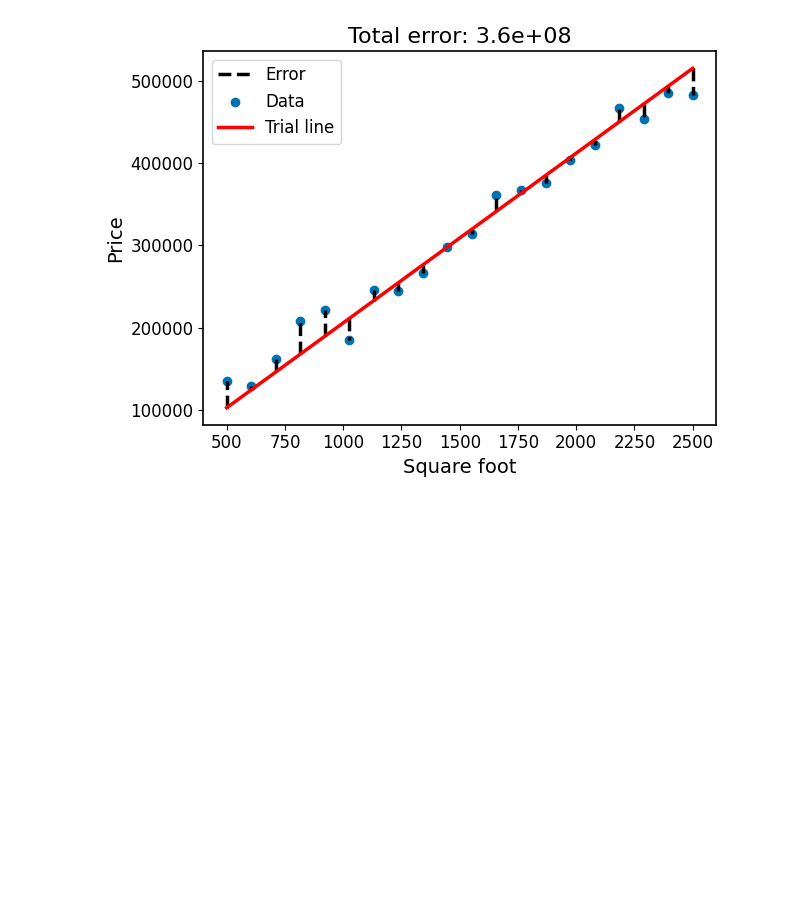
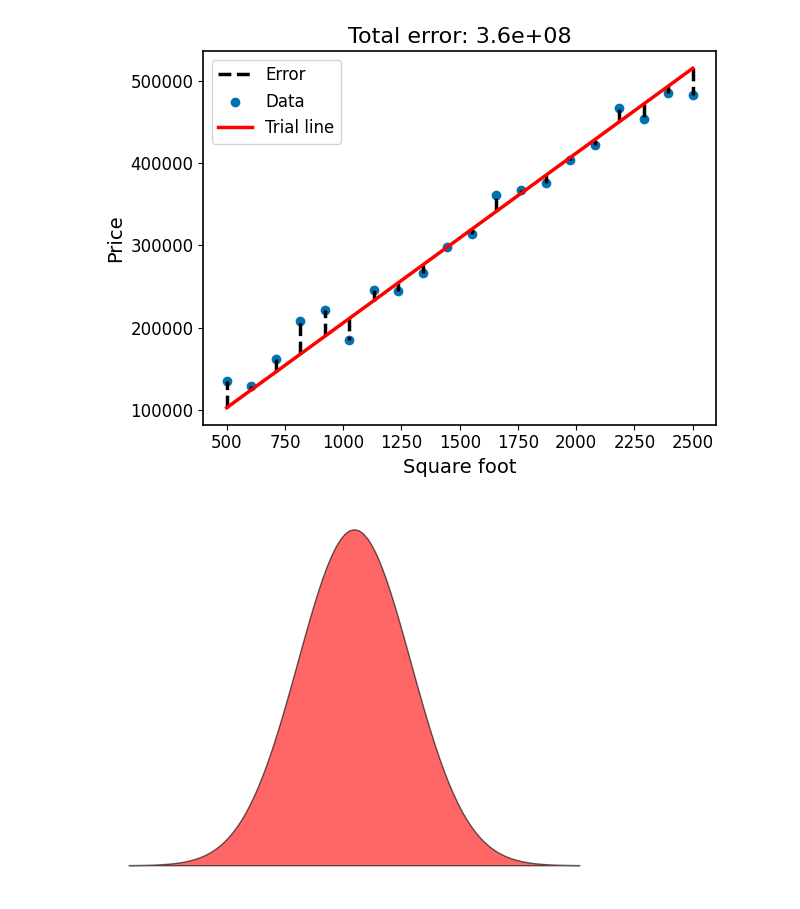
Before and after one commit to KrisNguyen135/Grokking-Bayes, a Jupyter notebook: ch03/02 - Bayesian linear regression.ipynb, the cells around one changed output. Drawn from its saved outputs; the diff is of its cells as text; code cells hidden in the pictures; blank space fills up the shorter version.

```diff
--- a/ch03/02 - Bayesian linear regression.ipynb
+++ b/ch03/02 - Bayesian linear regression.ipynb
@@ -109,3 +164,10 @@ plt.tight_layout()
 plt.show()
 # %% [output]
 [figure]
+# %%
+plt.fill_between(mus, 0, prior_pdf, color="red", alpha=0.6, edgecolor="k")
+# plt.fill_between(mus, 0, norm.pdf(mus, post_mu, np.sqrt(post_sigma2)), color="red", alpha=0.6, edgecolor="k")
+plt.axis("off")
+plt.show()
+# %% [output]
+[figure, added]
```
Also changed, not shown: parts of 9 cells of this notebook.
